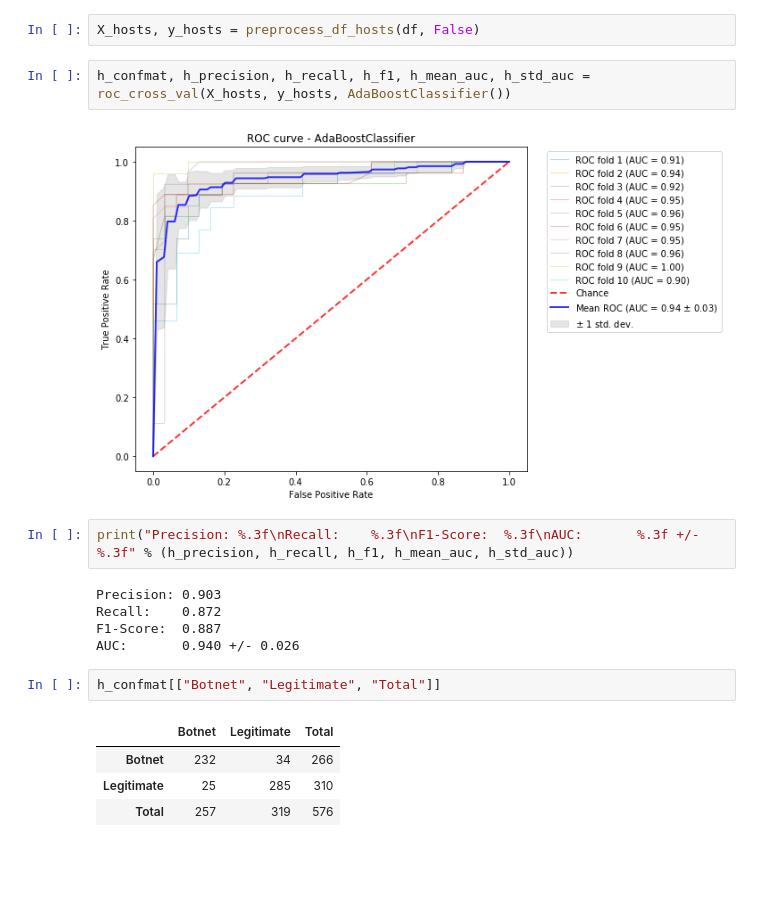
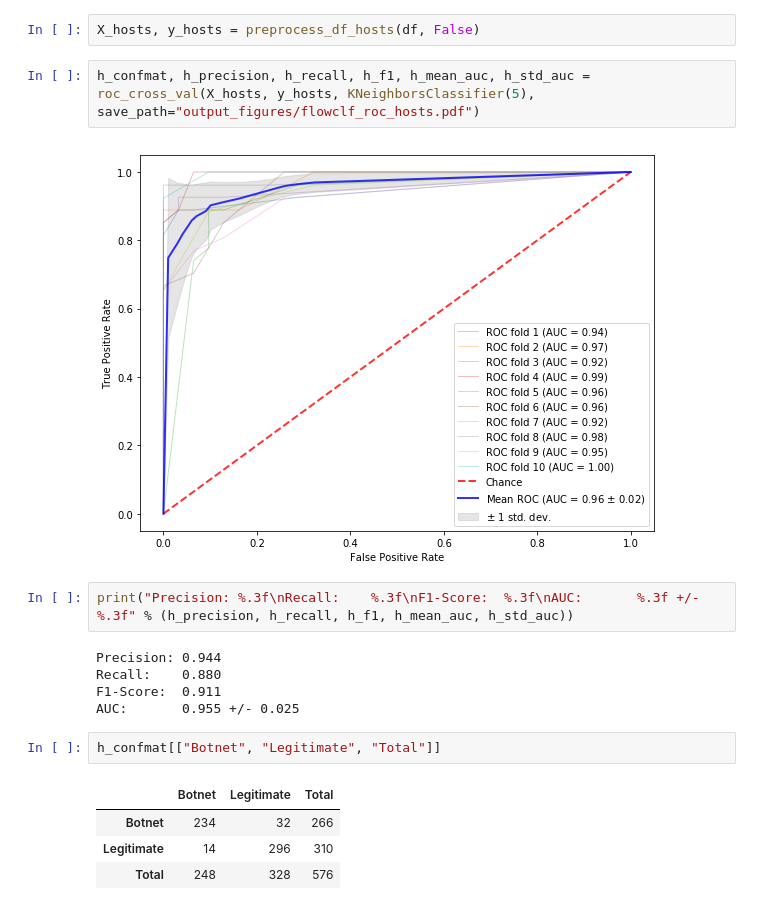
Before and after one commit to Lingygao/cyberdata, a Jupyter notebook: Lab 3/5. Flow Classification/5.3. Flow Classification Visualization.ipynb, the cells around one changed output. Saved outputs shown, nothing was run; the diff lists cells and outputs as text; blank space fills up the shorter version.

```diff
--- a/Lab 3/5. Flow Classification/5.3. Flow Classification Visualization.ipynb
+++ b/Lab 3/5. Flow Classification/5.3. Flow Classification Visualization.ipynb
@@ -67,20 +120,20 @@ p_confmat[["Botnet", "Legitimate", "Total"]]
 # %%
 X_hosts, y_hosts = preprocess_df_hosts(df, False)
 # %%
-h_confmat, h_precision, h_recall, h_f1, h_mean_auc, h_std_auc = roc_cross_val(X_hosts, y_hosts, AdaBoostClassifier())
+h_confmat, h_precision, h_recall, h_f1, h_mean_auc, h_std_auc = roc_cross_val(X_hosts, y_hosts, KNeighborsClassifier(5), save_path="output_figures/flowclf_roc_hosts.pdf")
 # %% [output]
-[figure, old version]
+[figure, new version]
 # %%
 print("Precision: %.3f\nRecall:    %.3f\nF1-Score:  %.3f\nAUC:       %.3f +/- %.3f" % (h_precision, h_recall, h_f1, h_mean_auc, h_std_auc))
 # %% [output]
-Precision: 0.903
-Recall:    0.872
-F1-Score:  0.887
-AUC:       0.940 +/- 0.026
+Precision: 0.944
+Recall:    0.880
+F1-Score:  0.911
+AUC:       0.955 +/- 0.025
 # %%
 h_confmat[["Botnet", "Legitimate", "Total"]]
 # %% [output]
 |  | Botnet | Legitimate | Total |
-| Botnet | 232 | 34 | 266 |
-| Legitimate | 25 | 285 | 310 |
-| Total | 257 | 319 | 576 |
+| Botnet | 234 | 32 | 266 |
+| Legitimate | 14 | 296 | 310 |
+| Total | 248 | 328 | 576 |
```
Also changed, not shown: parts of 15 cells of this notebook, 15 other files.
